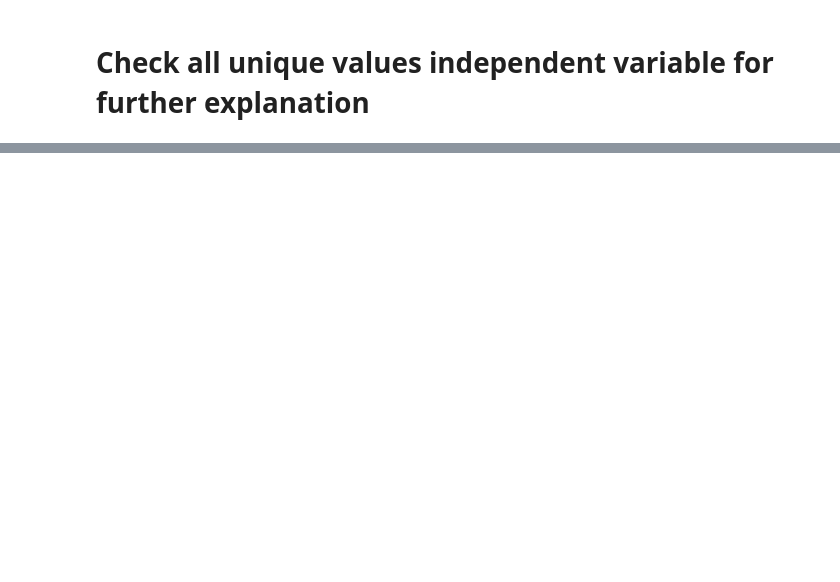
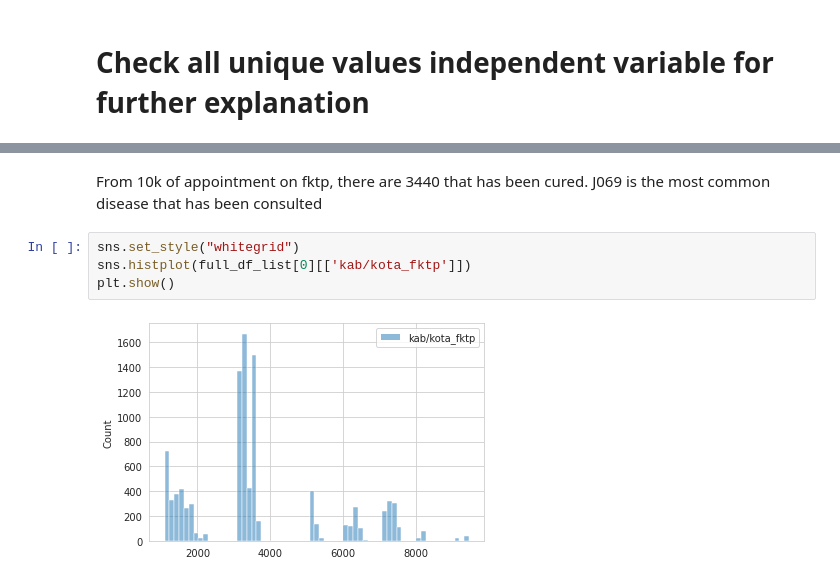
Before and after one commit to ingwerludwig/machine-learning-bpjs, a Jupyter notebook: BPJS_Train.ipynb, the cells around one changed output, grey strips where cells are left out. Cells and saved outputs as stored; diff of their text form; blank space fills up the shorter version.

```diff
--- a/BPJS_Train.ipynb
+++ b/BPJS_Train.ipynb
@@ -194,0 +235,8 @@ df.head()
+# %% [markdown]
+From 10k of appointment on fktp, there are 3440 that has been cured. J069 is the most common disease that has been consulted
+# %%
+sns.set_style("whitegrid")
+sns.histplot(full_df_list[0][['kab/kota_fktp']])
+plt.show()
+# %% [output]
+[figure, added]
```
Also changed, not shown: parts of 28 cells of this notebook.
